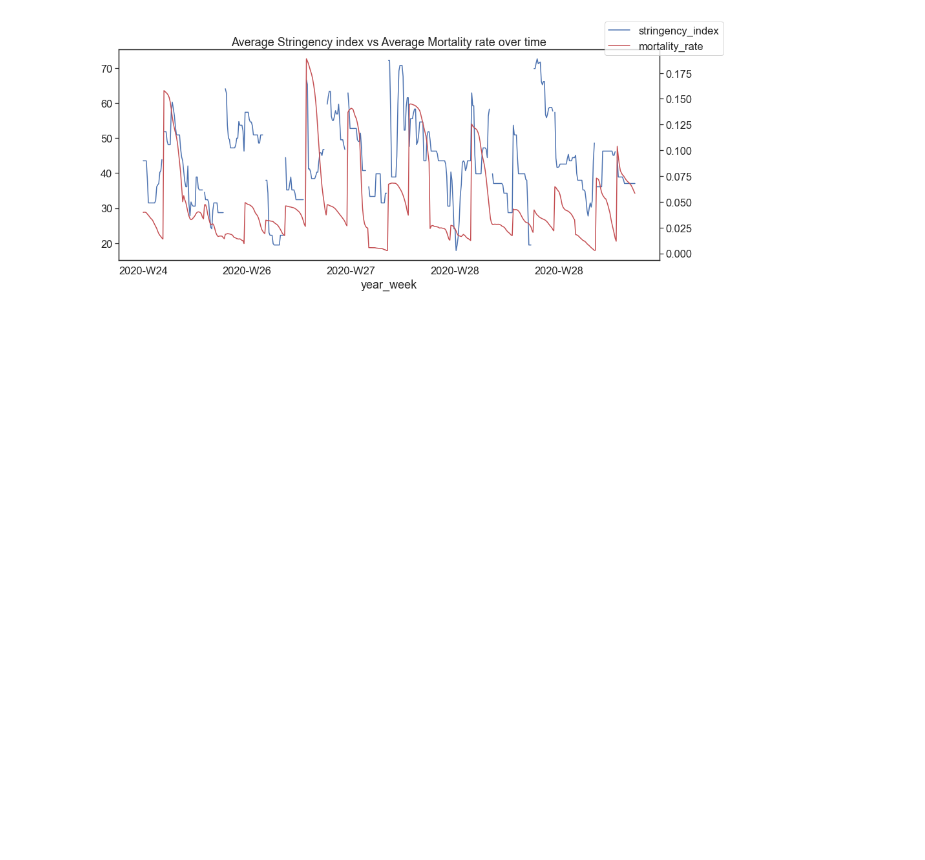
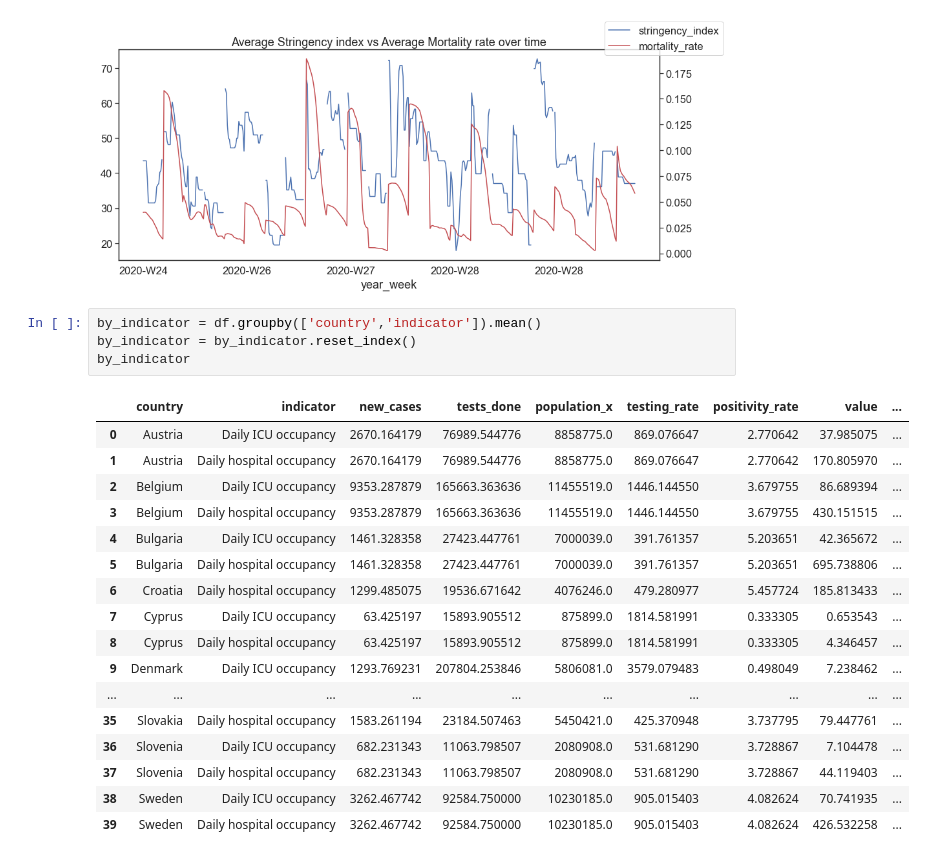
Before and after one commit to aswarth123/Hacklytics2021, a Jupyter notebook: Visualizing effect of European country response measures on COVID-19.ipynb, the cells around one changed output. Cells and saved outputs as stored; diff of their text form; blank space fills up the shorter version.

```diff
--- a/Visualizing effect of European country response measures on COVID-19.ipynb
+++ b/Visualizing effect of European country response measures on COVID-19.ipynb
@@ -209,3 +209,25 @@ ax.set_title("Average Stringency index vs Average Mortality rate over time")
 plt.show()
 # %% [output]
 [figure]
+# %%
+by_indicator = df.groupby(['country','indicator']).mean()
+by_indicator = by_indicator.reset_index()
+by_indicator
+# %% [output]
+|  | country | indicator | new_cases | tests_done | population_x | testing_rate | positivity_rate | value | ... |
+| 0 | Austria | Daily ICU occupancy | 2670.164179 | 76989.544776 | 8858775.0 | 869.076647 | 2.770642 | 37.985075 | ... |
+| 1 | Austria | Daily hospital occupancy | 2670.164179 | 76989.544776 | 8858775.0 | 869.076647 | 2.770642 | 170.805970 | ... |
+| 2 | Belgium | Daily ICU occupancy | 9353.287879 | 165663.363636 | 11455519.0 | 1446.144550 | 3.679755 | 86.689394 | ... |
+| 3 | Belgium | Daily hospital occupancy | 9353.287879 | 165663.363636 | 11455519.0 | 1446.144550 | 3.679755 | 430.151515 | ... |
+| 4 | Bulgaria | Daily ICU occupancy | 1461.328358 | 27423.447761 | 7000039.0 | 391.761357 | 5.203651 | 42.365672 | ... |
+| 5 | Bulgaria | Daily hospital occupancy | 1461.328358 | 27423.447761 | 7000039.0 | 391.761357 | 5.203651 | 695.738806 | ... |
+| 6 | Croatia | Daily hospital occupancy | 1299.485075 | 19536.671642 | 4076246.0 | 479.280977 | 5.457724 | 185.813433 | ... |
+| 7 | Cyprus | Daily ICU occupancy | 63.425197 | 15893.905512 | 875899.0 | 1814.581991 | 0.333305 | 0.653543 | ... |
+| 8 | Cyprus | Daily hospital occupancy | 63.425197 | 15893.905512 | 875899.0 | 1814.581991 | 0.333305 | 4.346457 | ... |
+| 9 | Denmark | Daily ICU occupancy | 1293.769231 | 207804.253846 | 5806081.0 | 3579.079483 | 0.498049 | 7.238462 | ... |
+| ... | ... | ... | ... | ... | ... | ... | ... | ... | ... |
+| 35 | Slovakia | Daily hospital occupancy | 1583.261194 | 23184.507463 | 5450421.0 | 425.370948 | 3.737795 | 79.447761 | ... |
+| 36 | Slovenia | Daily ICU occupancy | 682.231343 | 11063.798507 | 2080908.0 | 531.681290 | 3.728867 | 7.104478 | ... |
+| 37 | Slovenia | Daily hospital occupancy | 682.231343 | 11063.798507 | 2080908.0 | 531.681290 | 3.728867 | 44.119403 | ... |
+| 38 | Sweden | Daily ICU occupancy | 3262.467742 | 92584.750000 | 10230185.0 | 905.015403 | 4.082624 | 70.741935 | ... |
+| 39 | Sweden | Daily hospital occupancy | 3262.467742 | 92584.750000 | 10230185.0 | 905.015403 | 4.082624 | 426.532258 | ... |
```
Also changed, not shown: parts of 2 cells of this notebook.
